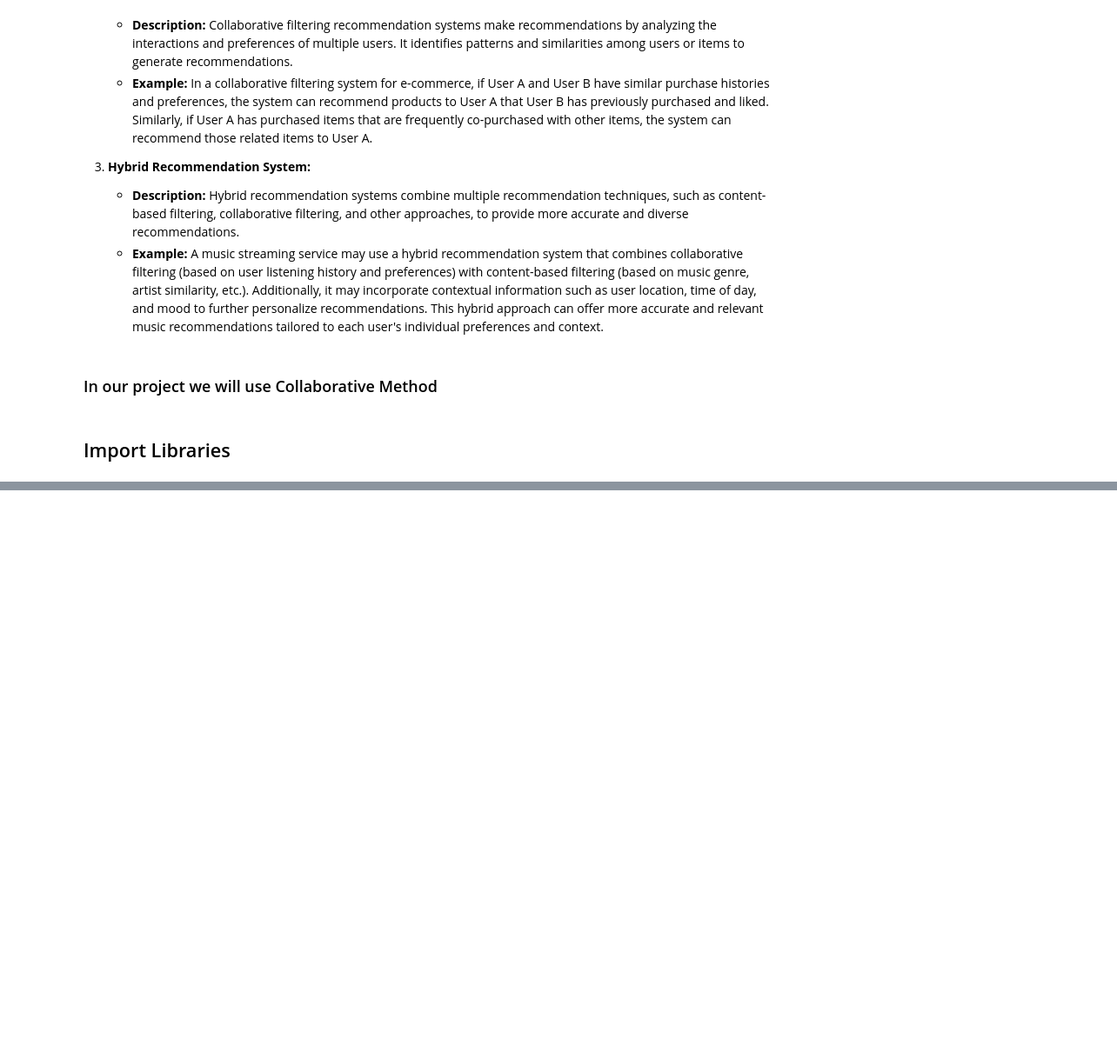
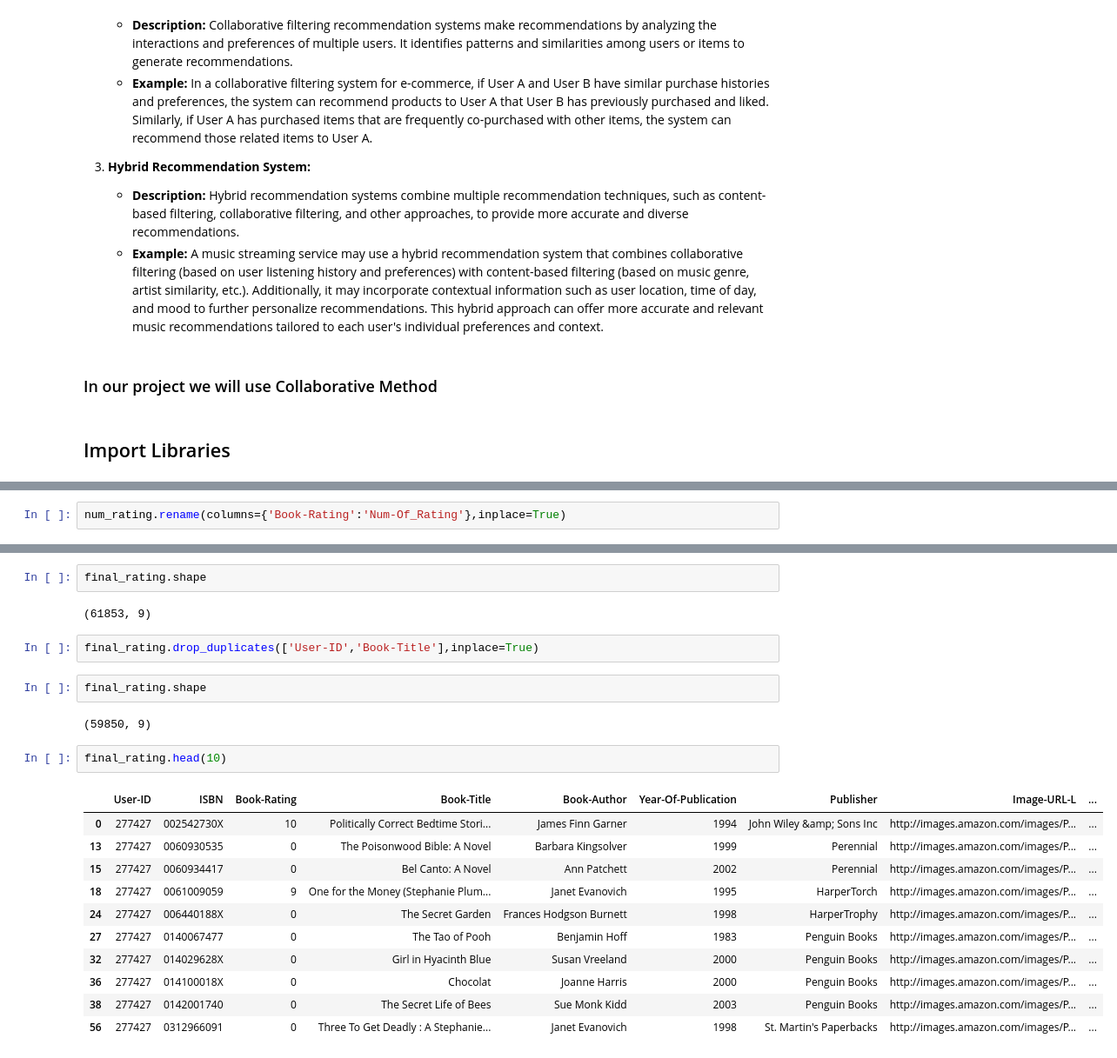
Before and after one commit to susovanpatra00/Books-Recommendation-System-ML-, a Jupyter notebook: work.ipynb, the cells around one changed output, grey strips where cells are left out. Shown at 87% size. Cells and saved outputs as stored; diff of their text form; blank space fills up the shorter version.

```diff
--- a/work.ipynb
+++ b/work.ipynb
@@ -27,0 +234,2 @@ books = pd.read_
+# %%
+num_rating.rename(columns={'Book-Rating':'Num-Of_Rating'},inplace=True)
@@ -27,0 +287,24 @@ books = pd.read_
+# %%
+final_rating.shape
+# %% [output]
+(61853, 9)
+# %%
+final_rating.drop_duplicates(['User-ID','Book-Title'],inplace=True)
+# %%
+final_rating.shape
+# %% [output]
+(59850, 9)
+# %%
+final_rating.head(10)
+# %% [output]
+|  | User-ID | ISBN | Book-Rating | Book-Title | Book-Author | Year-Of-Publication | Publisher | Image-URL-L | ... |
+| 0 | 277427 | 002542730X | 10 | Politically Correct Bedtime Stori... | James Finn Garner | 1994 | John Wiley &amp; Sons Inc | http://images.amazon.com/images/P... | ... |
+| 13 | 277427 | 0060930535 | 0 | The Poisonwood Bible: A Novel | Barbara Kingsolver | 1999 | Perennial | http://images.amazon.com/images/P... | ... |
+| 15 | 277427 | 0060934417 | 0 | Bel Canto: A Novel | Ann Patchett | 2002 | Perennial | http://images.amazon.com/images/P... | ... |
+| 18 | 277427 | 0061009059 | 9 | One for the Money (Stephanie Plum... | Janet Evanovich | 1995 | HarperTorch | http://images.amazon.com/images/P... | ... |
+| 24 | 277427 | 006440188X | 0 | The Secret Garden | Frances Hodgson Burnett | 1998 | HarperTrophy | http://images.amazon.com/images/P... | ... |
+| 27 | 277427 | 0140067477 | 0 | The Tao of Pooh | Benjamin Hoff | 1983 | Penguin Books | http://images.amazon.com/images/P... | ... |
+| 32 | 277427 | 014029628X | 0 | Girl in Hyacinth Blue | Susan Vreeland | 2000 | Penguin Books | http://images.amazon.com/images/P... | ... |
+| 36 | 277427 | 014100018X | 0 | Chocolat | Joanne Harris | 2000 | Penguin Books | http://images.amazon.com/images/P... | ... |
+| 38 | 277427 | 0142001740 | 0 | The Secret Life of Bees | Sue Monk Kidd | 2003 | Penguin Books | http://images.amazon.com/images/P... | ... |
+| 56 | 277427 | 0312966091 | 0 | Three To Get Deadly : A Stephanie... | Janet Evanovich | 1998 | St. Martin's Paperbacks | http://images.amazon.com/images/P... | ... |
```
Also changed, not shown: parts of 83 cells of this notebook, 4 other files.
